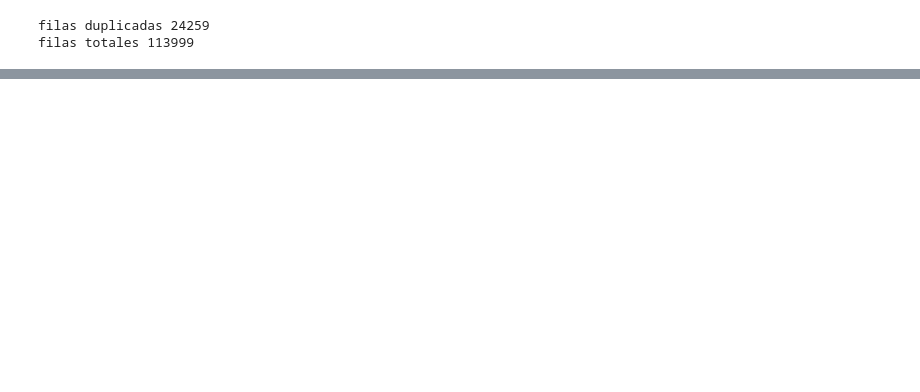
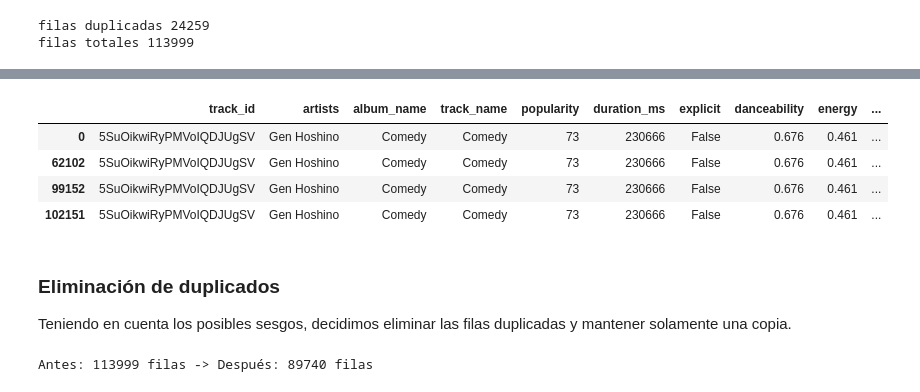
Before and after one commit to JuanDa72/music-mood-analysis, a Jupyter notebook: notebooks/exploration.ipynb, the cells around one changed output, grey strips where cells are left out. Saved outputs shown, nothing was run; the diff lists cells and outputs as text; code cells hidden in the pictures; blank space fills up the shorter version.

```diff
--- a/notebooks/exploration.ipynb
+++ b/notebooks/exploration.ipynb
@@ -71,0 +95,19 @@ filas totales 113999
+# %%
+duplicados_ids = df[df.duplicated(subset='track_id', keep=False)]['track_id'].unique()
+ejemplo_id=duplicados_ids[0]
+df[df['track_id']==ejemplo_id]
+# %% [output]
+|  | track_id | artists | album_name | track_name | popularity | duration_ms | explicit | danceability | energy | ... |
+| 0 | 5SuOikwiRyPMVoIQDJUgSV | Gen Hoshino | Comedy | Comedy | 73 | 230666 | False | 0.676 | 0.461 | ... |
+| 62102 | 5SuOikwiRyPMVoIQDJUgSV | Gen Hoshino | Comedy | Comedy | 73 | 230666 | False | 0.676 | 0.461 | ... |
+| 99152 | 5SuOikwiRyPMVoIQDJUgSV | Gen Hoshino | Comedy | Comedy | 73 | 230666 | False | 0.676 | 0.461 | ... |
+| 102151 | 5SuOikwiRyPMVoIQDJUgSV | Gen Hoshino | Comedy | Comedy | 73 | 230666 | False | 0.676 | 0.461 | ... |
+# %% [markdown]
+### Eliminación de duplicados
+
+Teniendo en cuenta los posibles sesgos, decidimos eliminar las filas duplicadas y mantener solamente una copia.
+# %%
+df_clean = df.drop_duplicates(subset='track_id', keep='first')
+print(f"Antes: {len(df)} filas -> Después: {len(df_clean)} filas")
+# %% [output]
+Antes: 113999 filas -> Después: 89740 filas
```
Also changed, not shown: parts of 37 cells of this notebook.
